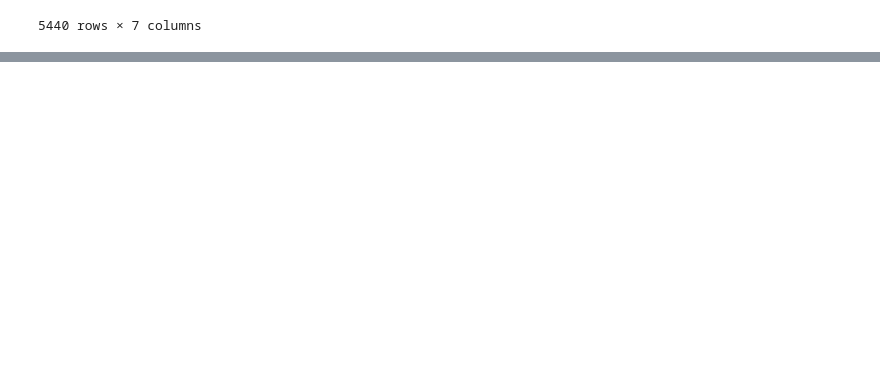
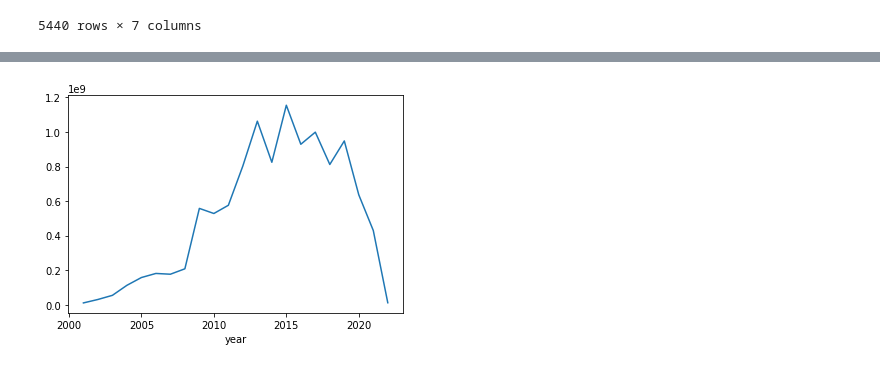
Before and after one commit to inggolanda/Galery_Data_Analyst_Project, a Jupyter notebook: TEDTalk.ipynb, the cells around one changed output, grey strips where cells are left out. Saved outputs shown, nothing was run; the diff lists cells and outputs as text; code cells hidden in the pictures; blank space fills up the shorter version.

Commit message:
Visualisasi data

```diff
--- a/TEDTalk.ipynb
+++ b/TEDTalk.ipynb
@@ -151,3 +151,6 @@ data.drop('date',axis=1)
 | 5438 | Simplicity sells | David Pogue | 2000000 | 60000 | https://ted.com/talks/david_pogue... | February | 2006 |
 | 5439 | Averting the climate crisis | Al Gore | 3600000 | 109000 | https://ted.com/talks/al_gore_ave... | February | 2006 |
 5440 rows × 7 columns
+# %%
+year_data=data.drop(data[data['year'].isin(range(1970,2000))].index.values)
+year_data.groupby('year')['title'].count().plot(ylabel = 'Number of speeches')
@@ -153,0 +160,4 @@ data.drop('date',axis=1)
+# %%
+year_data.groupby('year')['views'].sum().plot(kind="line");
+# %% [output]
+[figure, added]
```
Also changed, not shown: parts of 4 cells of this notebook.
